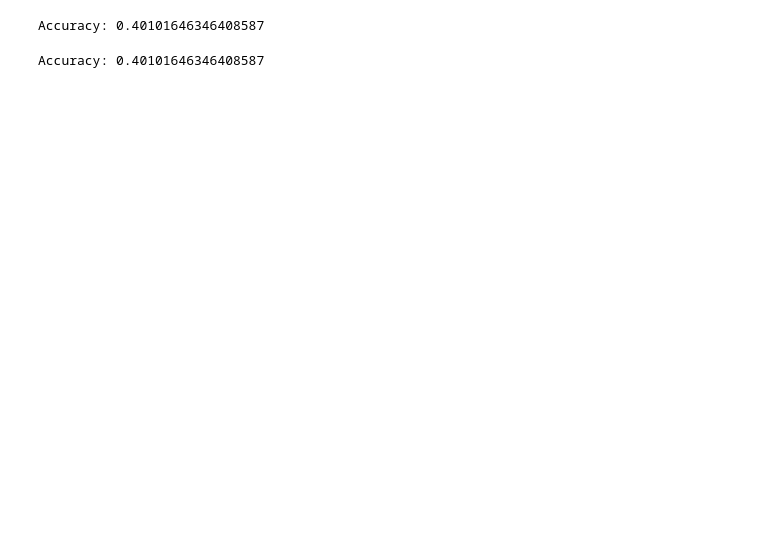
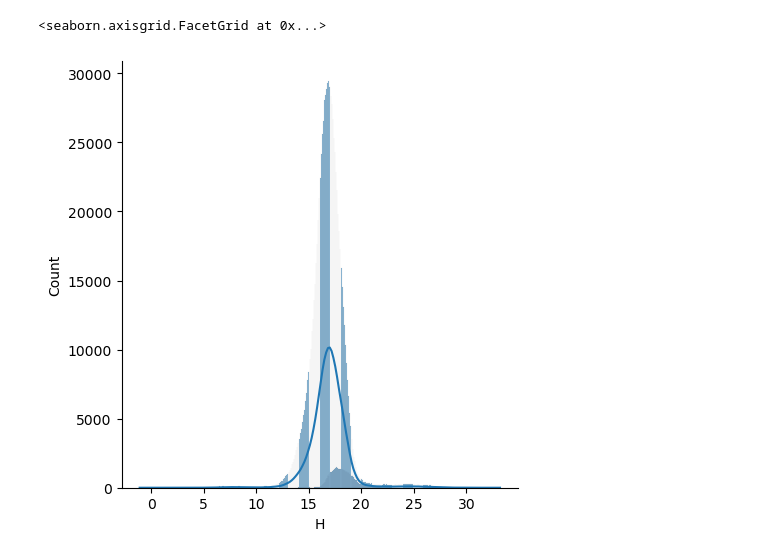
Before and after one commit to agnishde/Asteroid-orbit-classification, a Jupyter notebook: classification asteroid.ipynb, the cells around one changed output. Cells and saved outputs as stored; diff of their text form; code cells hidden in the pictures; blank space fills up the shorter version.

```diff
--- a/classification asteroid.ipynb
+++ b/classification asteroid.ipynb
@@ -38,2 +42,2 @@ df.describe() #gives an overview of the dataset with aggregated values
 # %%
-df.info()
+df.rename(columns = {'class':'OrbitType'}, inplace = True)
@@ -61,14 +44,2 @@ memory usage: 14.7+ MB
 # %%
-df['neo'] = df['neo'].astype(int)
-df['q'] = df['q'].astype(float)
-df['moid'] = df['moid'].astype(float)
-df['per'] =df['per'].astype(float)
-df['moid_ld'] =df['moid_ld'].astype(float)
-df['a'] =df['a'].astype(float)
-df['n'] =df['n'].astype(float)
-df['per_y'] =df['per_y'].astype(float)
-df['ad'] =df['ad'].astype(float)
-df['H'] =df['H'].astype(float)
-df['e'] =df['e'].astype(float)
-df['i'] =df['i'].astype(float)
-#Explictly specifying the dtype of columns
+df.isnull().sum()
@@ -98,13 +84,5 @@ memory usage: 14.1+ MB
 # %%
-from sklearn.model_selection import train_test_split
-from sklearn.ensemble import RandomForestClassifier
-from sklearn.metrics import accuracy_score, confusion_matrix, precision_score, recall_score, ConfusionMatrixDisplay
-from sklearn.model_selection import RandomizedSearchCV
+df = df.drop(['name', 'prefix', 'diameter', 'albedo', 'diameter_sigma'], axis=1)
 # %%
-# Split the data into features (X) and target (y)
-X = df.drop('class', axis=1)
-y = df['class']
-
-# Split the data into training and test sets
-X_train, X_test, y_train, y_test = train_test_split(X, y, test_size=0.25)
+df = df.drop(['sigma_e', 'sigma_a', 'sigma_q', 'sigma_i', 'sigma_om', 'sigma_w', 'sigma_ma','sigma_ad','sigma_n','sigma_tp','sigma_per','id','spkid','full_name','pdes'], axis=1)
 # %%
@@ -117,6 +128,6 @@ y_pred = rf.predict(X_test)
 # %%
-accuracy = accuracy_score(y_test, y_pred)
-print("Accuracy:", accuracy)
+sns.displot(data=df, x="H",kde = True)
 # %% [output]
-Accuracy: 0.40101646346408587
+<seaborn.axisgrid.FacetGrid at 0x...>
+[figure, added]
 # %%
@@ -126,5 +135,2 @@ ypred=knn_clf.predict(X_test)
 # %%
-result2 = accuracy_score(y_test, y_pred)
-print("Accuracy:", result2)
+df['H'].fillna(value=meanVal, inplace=True)
-# %% [output]
-Accuracy: 0.40101646346408587
```
Also changed, not shown: parts of 21 cells of this notebook.
